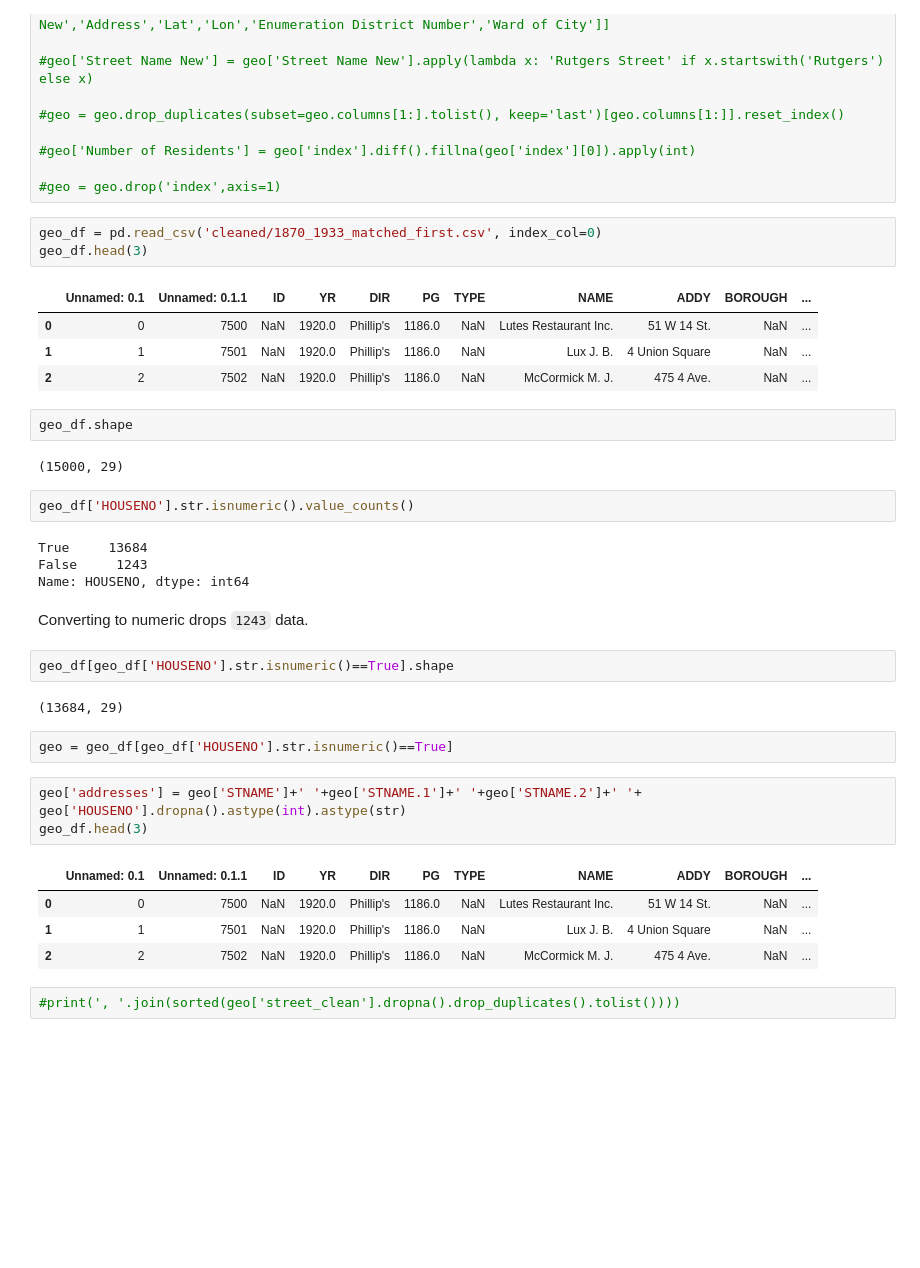
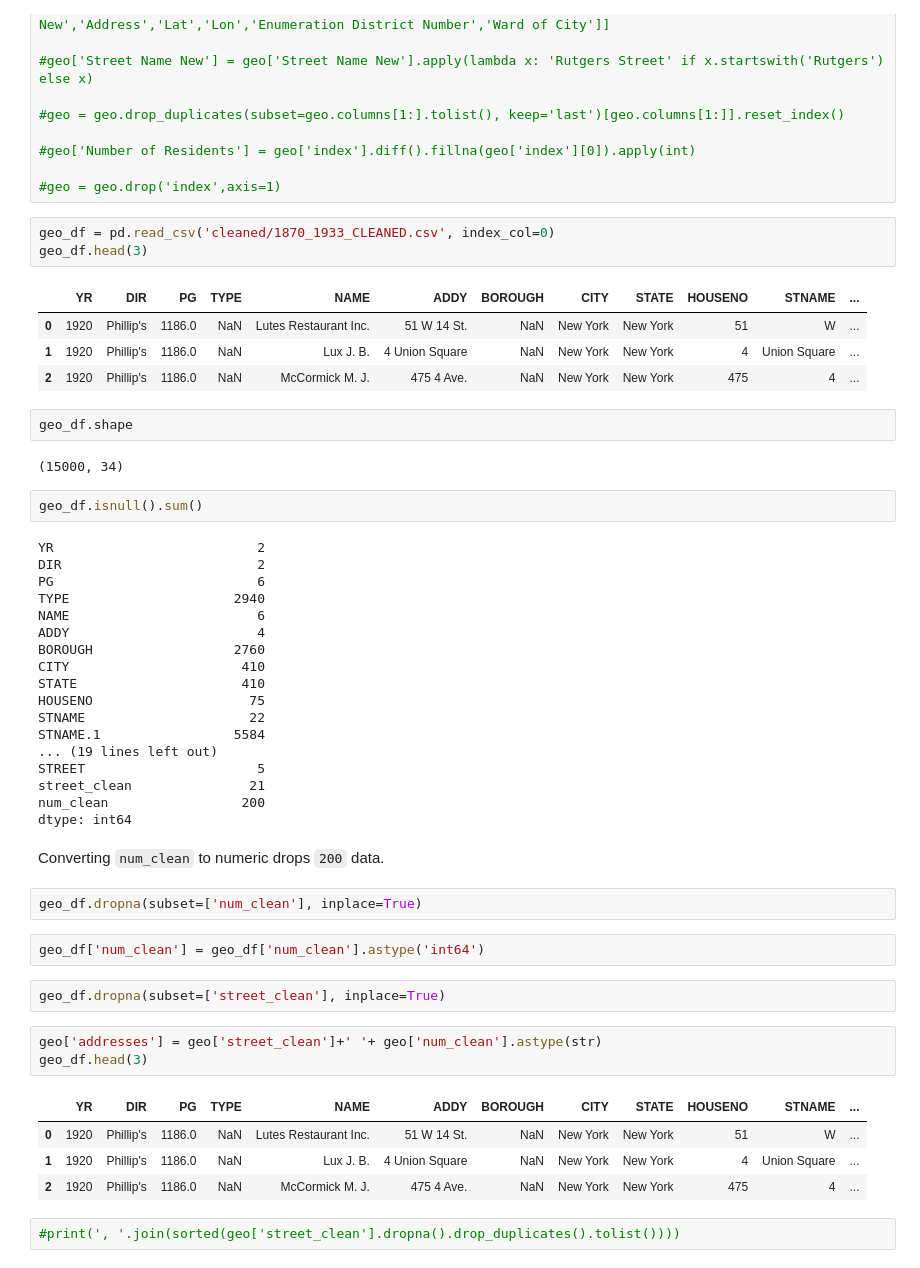
Before and after one commit to CinnyLin/NYCRestaurantData, a Jupyter notebook: geocode/geocode1870_1933.ipynb, the cells around one changed output. Saved outputs shown, nothing was run; the diff lists cells and outputs as text; blank space fills up the shorter version.

Commit message:
geocoded cleaned addresses

```diff
--- a/geocode/geocode1870_1933.ipynb
+++ b/geocode/geocode1870_1933.ipynb
@@ -571,39 +571,53 @@ for i in range(len(streets)):
 
 #geo = geo.drop('index',axis=1)
 # %%
-geo_df = pd.read_csv('cleaned/1870_1933_matched_first.csv', index_col=0)
+geo_df = pd.read_csv('cleaned/1870_1933_CLEANED.csv', index_col=0)
 geo_df.head(3)
 # %% [output]
-|  | Unnamed: 0.1 | Unnamed: 0.1.1 | ID | YR | DIR | PG | TYPE | NAME | ADDY | BOROUGH | ... |
-| 0 | 0 | 7500 | NaN | 1920.0 | Phillip's | 1186.0 | NaN | Lutes Restaurant Inc. | 51 W 14 St. | NaN | ... |
-| 1 | 1 | 7501 | NaN | 1920.0 | Phillip's | 1186.0 | NaN | Lux J. B. | 4 Union Square | NaN | ... |
-| 2 | 2 | 7502 | NaN | 1920.0 | Phillip's | 1186.0 | NaN | McCormick M. J. | 475 4 Ave. | NaN | ... |
+|  | YR | DIR | PG | TYPE | NAME | ADDY | BOROUGH | CITY | STATE | HOUSENO | STNAME | ... |
+| 0 | 1920 | Phillip's | 1186.0 | NaN | Lutes Restaurant Inc. | 51 W 14 St. | NaN | New York | New York | 51 | W | ... |
+| 1 | 1920 | Phillip's | 1186.0 | NaN | Lux J. B. | 4 Union Square | NaN | New York | New York | 4 | Union Square | ... |
+| 2 | 1920 | Phillip's | 1186.0 | NaN | McCormick M. J. | 475 4 Ave. | NaN | New York | New York | 475 | 4 | ... |
 # %%
 geo_df.shape
 # %% [output]
-(15000, 29)
+(15000, 34)
-# %%
-geo_df['HOUSENO'].str.isnumeric().value_counts()
-# %% [output]
-True     13684
-False     1243
-Name: HOUSENO, dtype: int64
+# %%
+geo_df.isnull().sum()
+# %% [output]
+YR                          2
+DIR                         2
+PG                          6
+TYPE                     2940
+NAME                        6
+ADDY                        4
+BOROUGH                  2760
+CITY                      410
+STATE                     410
+HOUSENO                    75
+STNAME                     22
+STNAME.1                 5584
+... (19 lines left out)
+STREET                      5
+street_clean               21
+num_clean                 200
+dtype: int64
 # %% [markdown]
-Converting to numeric drops `1243` data.
+Converting `num_clean` to numeric drops `200` data.
-# %%
-geo_df[geo_df['HOUSENO'].str.isnumeric()==True].shape
-# %% [output]
-(13684, 29)
-# %%
-geo = geo_df[geo_df['HOUSENO'].str.isnumeric()==True]
+# %%
+geo_df.dropna(subset=['num_clean'], inplace=True)
+# %%
+geo_df['num_clean'] = geo_df['num_clean'].astype('int64')
+# %%
+geo_df.dropna(subset=['street_clean'], inplace=True)
 # %%
-geo['addresses'] = geo['STNAME']+' '+geo['STNAME.1']+' '+geo['STNAME.2']+' '+ geo['HOUSENO'].dropna().astype(int).astype(str)
+geo['addresses'] = geo['street_clean']+' '+ geo['num_clean'].astype(str)
 geo_df.head(3)
 # %% [output]
-|  | Unnamed: 0.1 | Unnamed: 0.1.1 | ID | YR | DIR | PG | TYPE | NAME | ADDY | BOROUGH | ... |
-| 0 | 0 | 7500 | NaN | 1920.0 | Phillip's | 1186.0 | NaN | Lutes Restaurant Inc. | 51 W 14 St. | NaN | ... |
-| 1 | 1 | 7501 | NaN | 1920.0 | Phillip's | 1186.0 | NaN | Lux J. B. | 4 Union Square | NaN | ... |
-| 2 | 2 | 7502 | NaN | 1920.0 | Phillip's | 1186.0 | NaN | McCormick M. J. | 475 4 Ave. | NaN | ... |
+|  | YR | DIR | PG | TYPE | NAME | ADDY | BOROUGH | CITY | STATE | HOUSENO | STNAME | ... |
+| 0 | 1920 | Phillip's | 1186.0 | NaN | Lutes Restaurant Inc. | 51 W 14 St. | NaN | New York | New York | 51 | W | ... |
+| 1 | 1920 | Phillip's | 1186.0 | NaN | Lux J. B. | 4 Union Square | NaN | New York | New York | 4 | Union Square | ... |
+| 2 | 1920 | Phillip's | 1186.0 | NaN | McCormick M. J. | 475 4 Ave. | NaN | New York | New York | 475 | 4 | ... |
 # %%
 #print(', '.join(sorted(geo['street_clean'].dropna().drop_duplicates().tolist())))
 # %%
```
Also changed, not shown: parts of 7 cells of this notebook, 3 other files.
